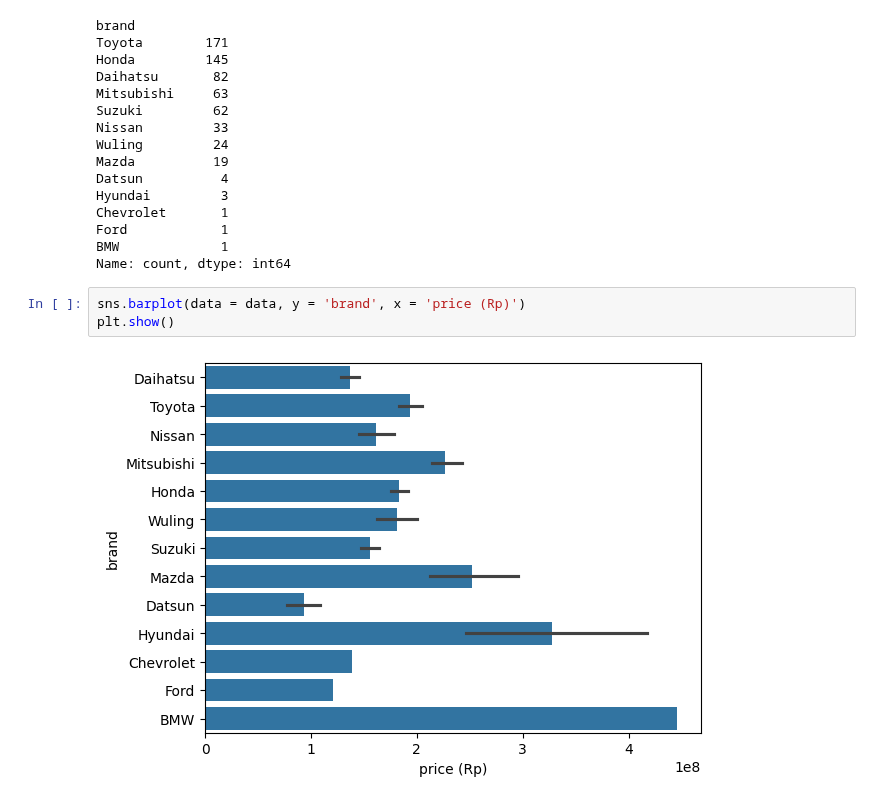
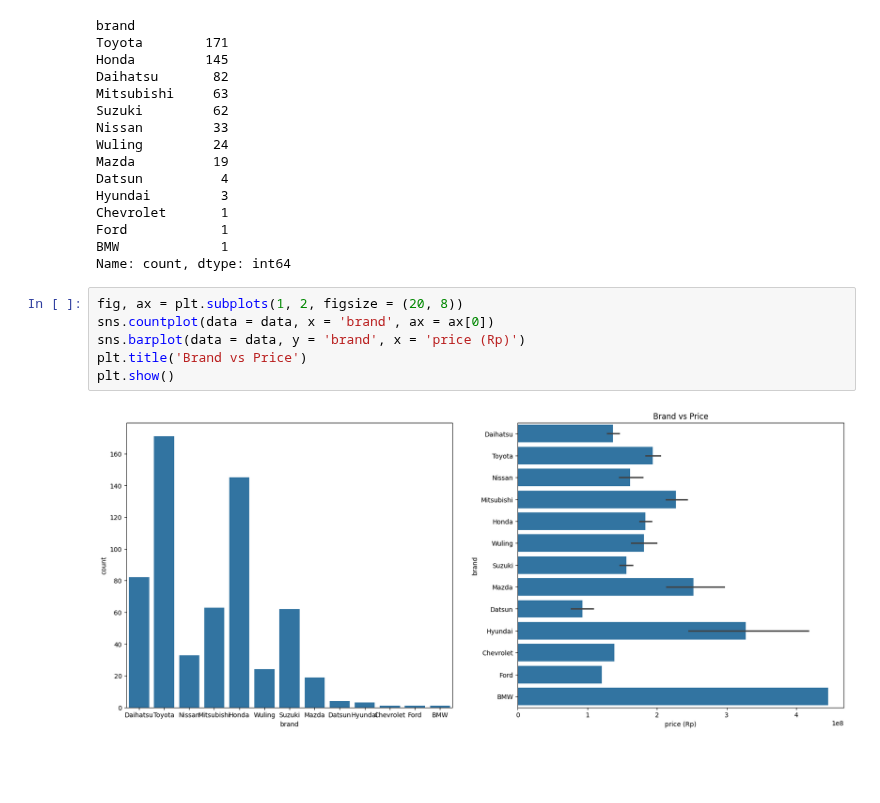
Before and after one commit to JonathanSuryaS/AOL---Machine-Learning, a Jupyter notebook: car.ipynb, the cells around one changed output. Saved outputs shown, nothing was run; the diff lists cells and outputs as text; blank space fills up the shorter version.

```diff
--- a/car.ipynb
+++ b/car.ipynb
@@ -122,8 +122,11 @@ Chevrolet       1
 Ford            1
 BMW             1
 Name: count, dtype: int64
-# %%
-sns.barplot(data = data, y = 'brand', x = 'price (Rp)')
-plt.show()
-# %% [output]
-[figure, removed]
+# %%
+fig, ax = plt.subplots(1, 2, figsize = (20, 8))
+sns.countplot(data = data, x = 'brand', ax = ax[0])
+sns.barplot(data = data, y = 'brand', x = 'price (Rp)')
+plt.title('Brand vs Price')
+plt.show()
+# %% [output]
+[figure, added]
```
Also changed, not shown: parts of 5 cells of this notebook.
